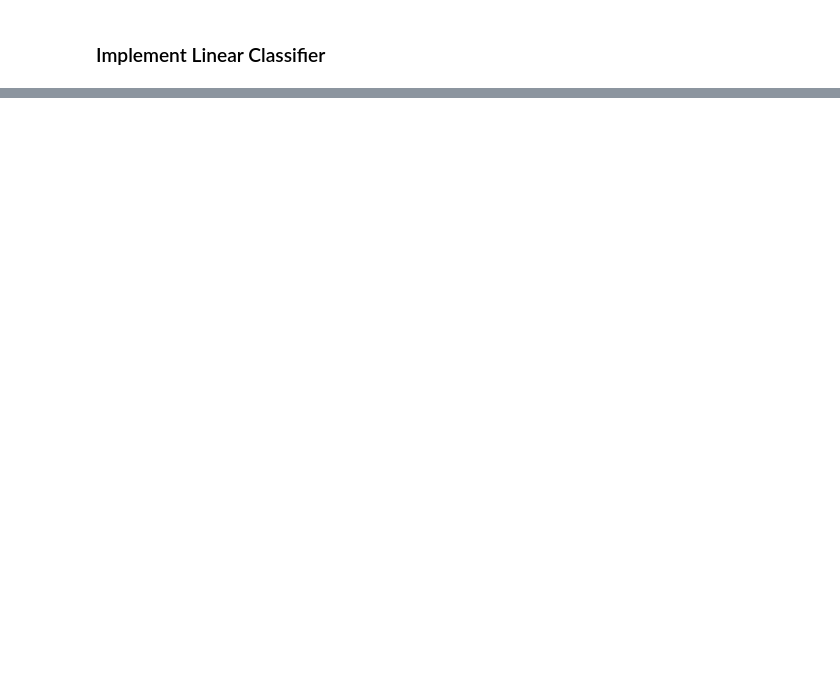
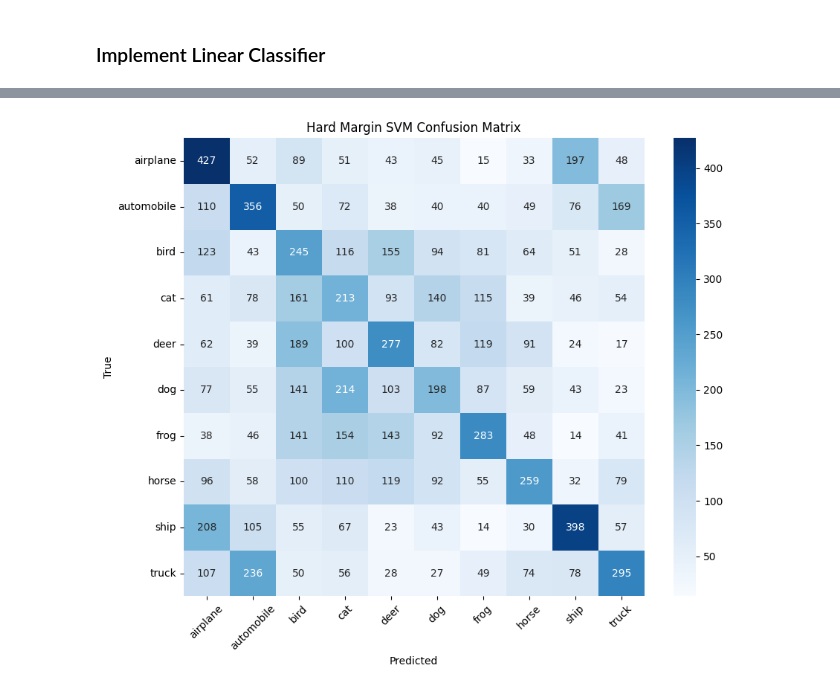
Before and after one commit to CyberVoyagerX/MU_2024-2-CISC7401-001-ADVANCED-MACHINE-LEARNING-HW, a Jupyter notebook: hw2/hw2_KNN_SVM.ipynb, the cells around one changed output, grey strips where cells are left out. Cells and saved outputs as stored; diff of their text form; code cells hidden in the pictures; blank space fills up the shorter version.

```diff
--- a/hw2/hw2_KNN_SVM.ipynb
+++ b/hw2/hw2_KNN_SVM.ipynb
@@ -219,0 +405,81 @@ Test accucacy is 0.3486 with k = 5
+# %%
+import numpy as np
+import matplotlib.pyplot as plt
+import seaborn as sns
+from sklearn.metrics import accuracy_score, confusion_matrix
+from sklearn.model_selection import StratifiedShuffleSplit
+from sklearn.preprocessing import StandardScaler
+from sklearn.svm import SVC
+import torchvision
+import torch
+from torchvision import transforms
+
+transform = transforms.Compose([
+    transforms.ToTensor(),
+    transforms.Normalize((0.5, 0.5, 0.5), (0.5, 0.5, 0.5)),
+    transforms.Lambda(lambda x: x.view(-1))
+])
+
+def dataset_to_numpy(dataset):
+    data, labels = [], []
+    for img, label in dataset:
+        data.append(img.numpy())
+        labels.append(label)
+    return np.array(data), np.array(labels)
+
+train_dataset = torchvision.datasets.CIFAR10(root='../hw1/data', train=True, download=False, transform=transform)
+test_dataset = torchvision.datasets.CIFAR10(root='../hw1/data', train=False, download=False, transform=transform)
+
+X_train, y_train = dataset_to_numpy(train_dataset)
+X_test, y_test = dataset_to_numpy(test_dataset)
+
+# Decrease training data to decrease training time
+sample_size = 5000
+sss = StratifiedShuffleSplit(n_splits=1, train_size=sample_size, random_state=42)
+for train_index, _ in sss.split(X_train, y_train):
+    X_train_sub = X_train[train_index]
+    y_train_sub = y_train[train_index]
+
+# Standar data
+scaler = StandardScaler()
+X_train_scaled = scaler.fit_transform(X_train_sub)
+X_test_scaled = scaler.transform(X_test)
+
+def plot_confusion_matrix(y_true, y_pred, class_names, title):
+    cm = confusion_matrix(y_true, y_pred)
+    plt.figure(figsize=(10, 8))
+    sns.heatmap(cm, annot=True, fmt='d', cmap='Blues',
+                xticklabels=class_names, yticklabels=class_names)
+    plt.title(title)
+    plt.xlabel('Predicted')
+    plt.ylabel('True')
+    plt.xticks(rotation=45)
+    plt.yticks(rotation=0)
+    plt.show()
+
+class_names = train_dataset.classes
+
+# Train and evaluate the hard-margin SVM.
+print("Training Hard Margin SVM...")
+svm_hard = SVC(kernel='linear', C=1e10)
+svm_hard.fit(X_train_scaled, y_train_sub)
+y_pred_hard = svm_hard.predict(X_test_scaled)
+print(f"Hard Margin SVM Accuracy: {accuracy_score(y_test, y_pred_hard):.4f}")
+plot_confusion_matrix(y_test, y_pred_hard, class_names, 'Hard Margin SVM Confusion Matrix')
+
+# Train and evaluate the soft-margin SVM.
+print("\nTraining Soft Margin SVM...")
+svm_soft = SVC(kernel='linear', C=1.0)
+svm_soft.fit(X_train_scaled, y_train_sub)
+y_pred_soft = svm_soft.predict(X_test_scaled)
+print(f"Soft Margin SVM Accuracy: {accuracy_score(y_test, y_pred_soft):.4f}")
+plot_confusion_matrix(y_test, y_pred_soft, class_names, 'Soft Margin SVM Confusion Matrix')
+
+# Train and evaluate the Gaussian kernel SVM.
+print("\nTraining RBF Kernel SVM...")
+svm_rbf = SVC(kernel='rbf', C=1.0, gamma='scale')
+svm_rbf.fit(X_train_scaled, y_train_sub)
+y_pred_rbf = svm_rbf.predict(X_test_scaled)
+print(f"RBF Kernel SVM Accuracy: {accuracy_score(y_test, y_pred_rbf):.4f}")
+plot_confusion_matrix(y_test, y_pred_rbf, class_names, 'RBF Kernel SVM Confusion Matrix')
+# %% [output]
@@ -219,0 +488 @@ Test accucacy is 0.3486 with k = 5
+[figure, added]
```
Also changed, not shown: parts of 18 cells of this notebook, 5 other files.
